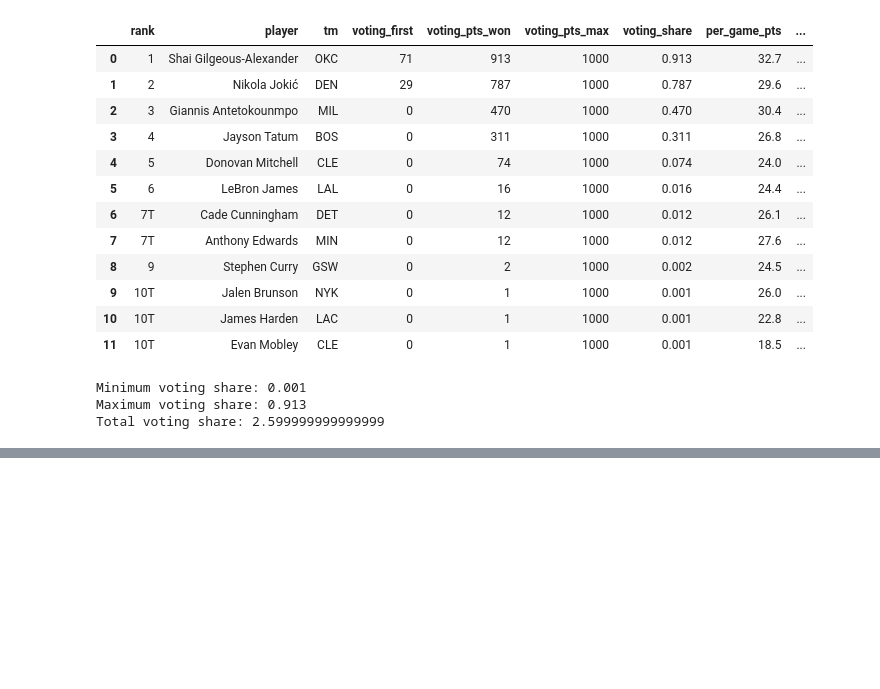
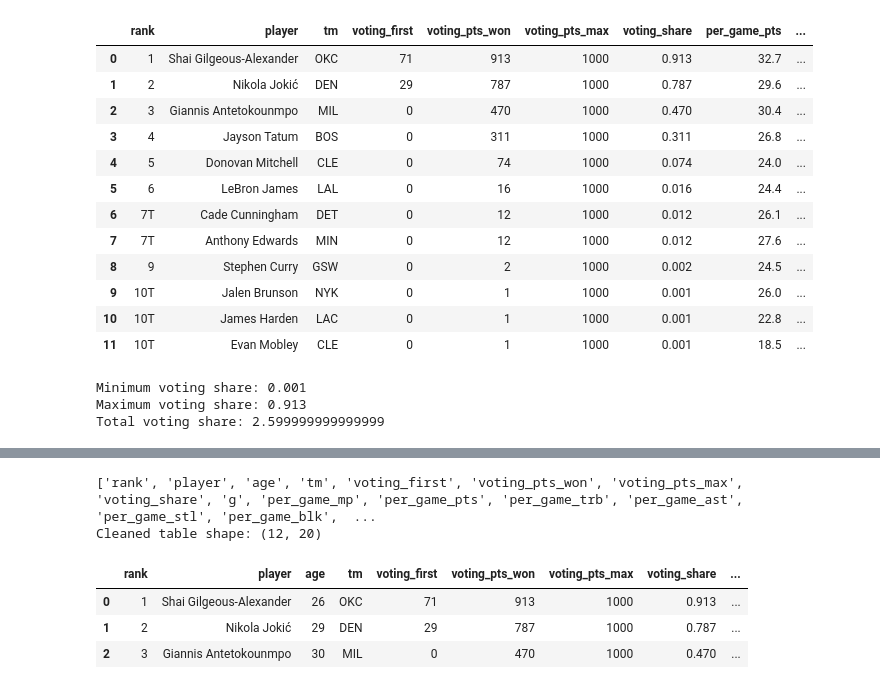
Before and after one commit to Vinnyb23/nba-mvp-predictor, a Jupyter notebook: notebooks/01_data_audit.ipynb, the cells around one changed output, grey strips where cells are left out. Drawn from its saved outputs; the diff is of its cells as text; code cells hidden in the pictures; blank space fills up the shorter version.

```diff
--- a/notebooks/01_data_audit.ipynb
+++ b/notebooks/01_data_audit.ipynb
@@ -259,0 +301,38 @@ Total voting share: 2.599999999999999
+# %%
+def flatten_mvp_columns(df):
+    """Return a copy with simple, Python-friendly column names."""
+    df = df.copy()
+
+    df.columns = [
+        second_level
+        if first_level.startswith("Unnamed")
+        else f"{first_level}_{second_level}"
+        for first_level, second_level in df.columns
+    ]
+
+    df.columns = (
+        df.columns
+        .str.lower()
+        .str.replace("%", "_pct", regex=False)
+        .str.replace("/", "_per_", regex=False)
+        .str.replace(" ", "_", regex=False)
+    )
+
+    return df
+# %%
+# Reload the original table, then apply the reusable cleaning function.
+mvp_2025_clean = flatten_mvp_columns(tables[0])
+
+# Confirm the transformation worked.
+print(mvp_2025_clean.columns.tolist())
+
+# Confirm the cleaned table matches the table already used in the audit.
+print("Cleaned table shape:", mvp_2025_clean.shape)
+display(mvp_2025_clean.head(3))
+# %% [output]
+['rank', 'player', 'age', 'tm', 'voting_first', 'voting_pts_won', 'voting_pts_max', 'voting_share', 'g', 'per_game_mp', 'per_game_pts', 'per_game_trb', 'per_game_ast', 'per_game_stl', 'per_game_blk',  ...
+Cleaned table shape: (12, 20)
+|  | rank | player | age | tm | voting_first | voting_pts_won | voting_pts_max | voting_share | ... |
+| 0 | 1 | Shai Gilgeous-Alexander | 26 | OKC | 71 | 913 | 1000 | 0.913 | ... |
+| 1 | 2 | Nikola Jokić | 29 | DEN | 29 | 787 | 1000 | 0.787 | ... |
+| 2 | 3 | Giannis Antetokounmpo | 30 | MIL | 0 | 470 | 1000 | 0.470 | ... |
```
Also changed, not shown: parts of 10 cells of this notebook.
